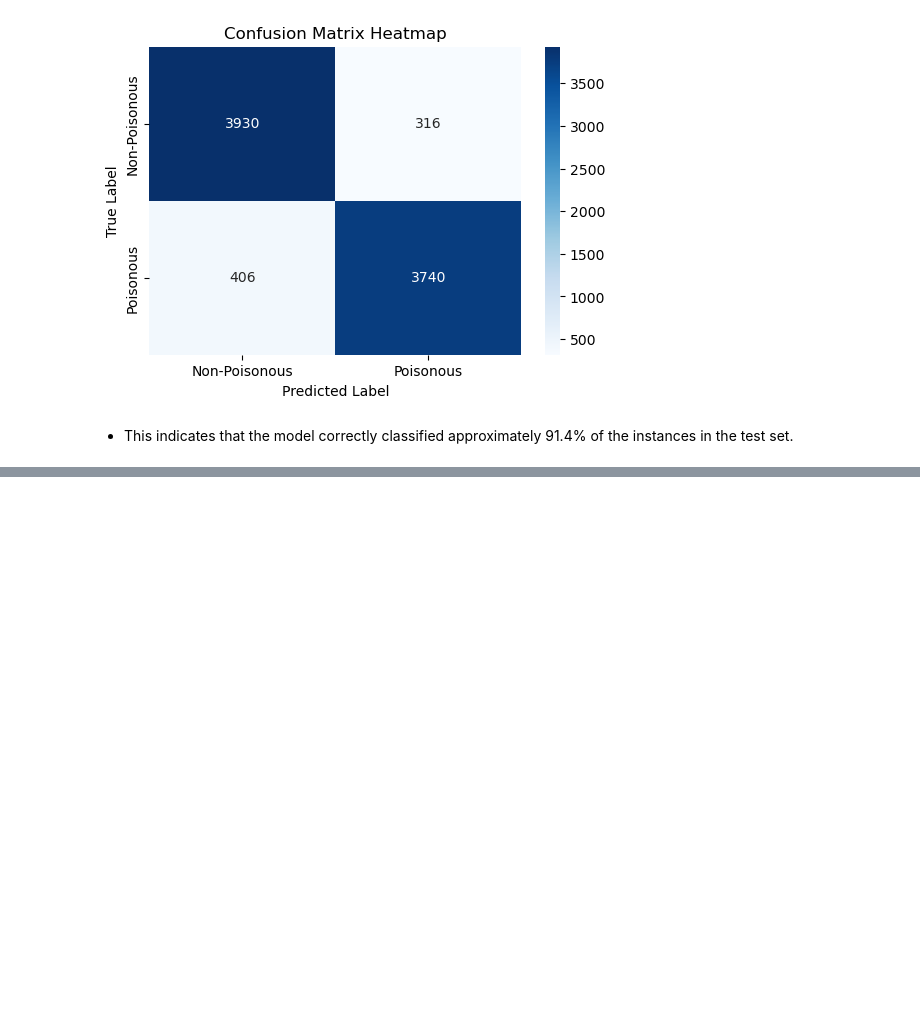
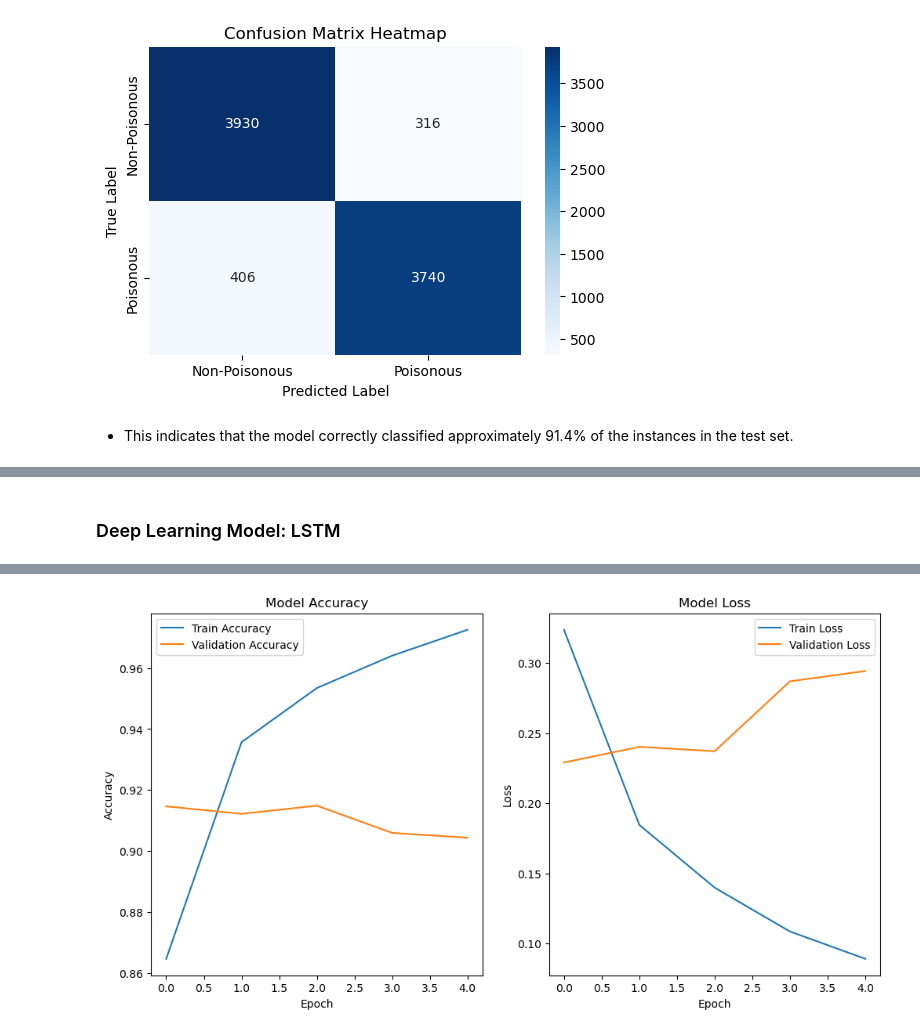
Before and after one commit to kiptochmike/Mental-Health-Corpus, a Jupyter notebook: mental.ipynb, the cells around one changed output, grey strips where cells are left out. Drawn from its saved outputs; the diff is of its cells as text; code cells hidden in the pictures; blank space fills up the shorter version.

```diff
--- a/mental.ipynb
+++ b/mental.ipynb
@@ -336,0 +500,66 @@ weighted avg       0.91      0.91      0.91      8392
+# %% [markdown]
+### Deep Learning Model: LSTM
+# %%
+
+# Load and preprocess  text data
+texts = mental['text']
+labels = mental['label']
+
+# Tokenize and pad sequences
+max_vocab_size = 10000
+max_sequence_length = 100
+
+tokenizer = Tokenizer(num_words=max_vocab_size)
+tokenizer.fit_on_texts(texts)
+X_sequences = tokenizer.texts_to_sequences(texts)
+X_padded = pad_sequences(X_sequences, maxlen=max_sequence_length)
+
+# Convert labels to categorical
+y = np.array(labels)
+
+# Split data
+X_train, X_test, y_train, y_test = train_test_split(X_padded, y, test_size=0.2, random_state=42)
+
+# Build the LSTM model
+model = Sequential()
+model.add(Embedding(input_dim=max_vocab_size, output_dim=128, input_length=max_sequence_length))
+model.add(LSTM(64, return_sequences=True))
+model.add(Dropout(0.5))
+model.add(LSTM(32))
+model.add(Dropout(0.5))
+model.add(Dense(1, activation='sigmoid'))
+
+# Compile the model
+model.compile(optimizer='adam', loss='binary_crossentropy', metrics=['accuracy'])
+
+# Train the model
+history = model.fit(X_train, y_train, epochs=5, batch_size=64, validation_split=0.2)
+
+# Evaluate the model
+loss, accuracy = model.evaluate(X_test, y_test)
+print(f"Test Loss: {loss}")
+print(f"Test Accuracy: {accuracy}")
+
+# Plot training results
+plt.figure(figsize=(12, 6))
+
+# Plot accuracy
+plt.subplot(1, 2, 1)
+plt.plot(history.history['accuracy'], label='Train Accuracy')
+plt.plot(history.history['val_accuracy'], label='Validation Accuracy')
+plt.title('Model Accuracy')
+plt.xlabel('Epoch')
+plt.ylabel('Accuracy')
+plt.legend()
+
+# Plot loss
+plt.subplot(1, 2, 2)
+plt.plot(history.history['loss'], label='Train Loss')
+plt.plot(history.history['val_loss'], label='Validation Loss')
+plt.title('Model Loss')
+plt.xlabel('Epoch')
+plt.ylabel('Loss')
+plt.legend()
+
+plt.show()
+# %% [output]
@@ -336,0 +579 @@ weighted avg       0.91      0.91      0.91      8392
+[figure, added]
```
Also changed, not shown: parts of 9 cells of this notebook.
